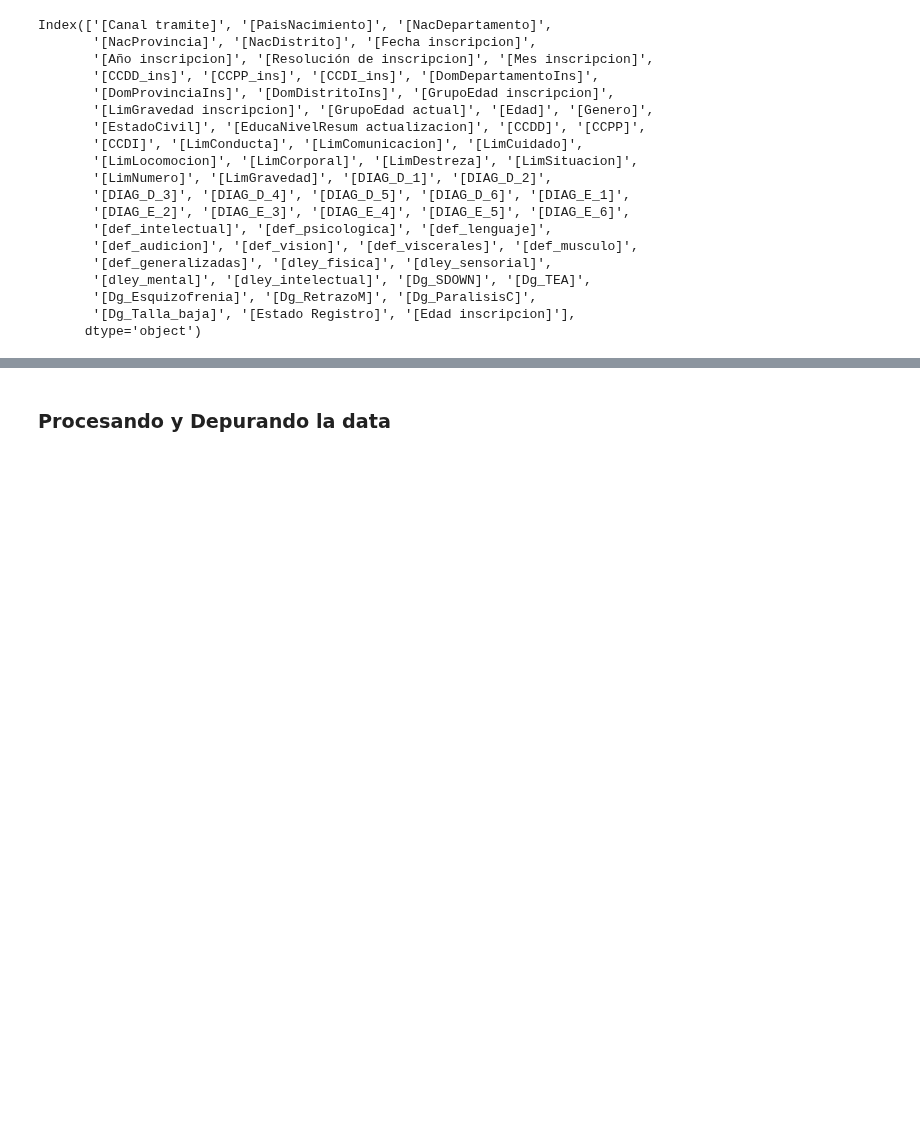
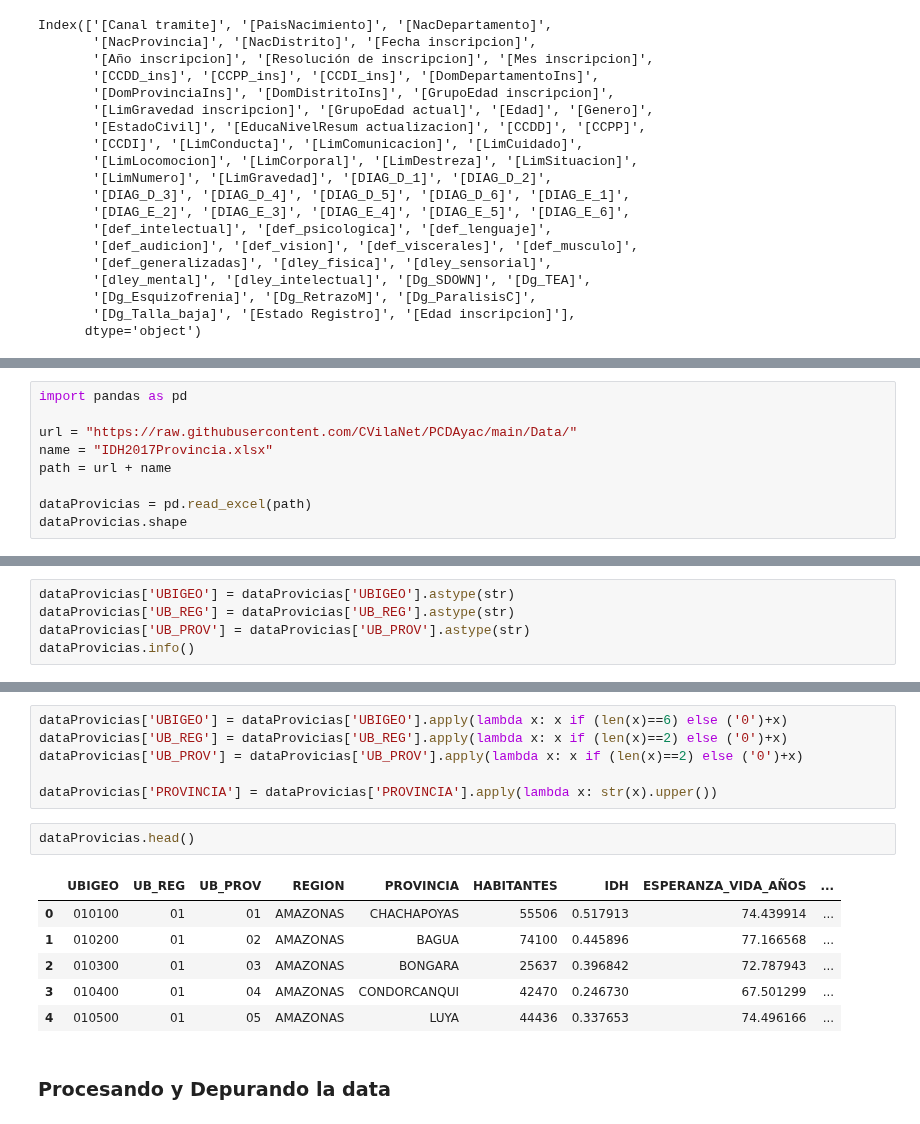
Before and after one commit to CVilaNet/PCDAyac, a Jupyter notebook: SIRNPD.ipynb, the cells around one changed output, grey strips where cells are left out. Saved outputs shown, nothing was run; the diff lists cells and outputs as text; blank space fills up the shorter version.

```diff
--- a/SIRNPD.ipynb
+++ b/SIRNPD.ipynb
@@ -58,0 +97,9 @@ Index(['[Canal tramite]', '[PaisNacimiento]', '[NacDepartamento]',
+# %%
+import pandas as pd
+
+url = "https://raw.githubusercontent.com/CVilaNet/PCDAyac/main/Data/"
+name = "IDH2017Provincia.xlsx"
+path = url + name
+
+dataProvicias = pd.read_excel(path)
+dataProvicias.shape
@@ -58,0 +108,5 @@ Index(['[Canal tramite]', '[PaisNacimiento]', '[NacDepartamento]',
+# %%
+dataProvicias['UBIGEO'] = dataProvicias['UBIGEO'].astype(str)
+dataProvicias['UB_REG'] = dataProvicias['UB_REG'].astype(str)
+dataProvicias['UB_PROV'] = dataProvicias['UB_PROV'].astype(str)
+dataProvicias.info()
@@ -59,3 +132,18 @@ Index(['[Canal tramite]', '[PaisNacimiento]', '[NacDepartamento]',
+# %%
+dataProvicias['UBIGEO'] = dataProvicias['UBIGEO'].apply(lambda x: x if (len(x)==6) else ('0')+x)
+dataProvicias['UB_REG'] = dataProvicias['UB_REG'].apply(lambda x: x if (len(x)==2) else ('0')+x)
+dataProvicias['UB_PROV'] = dataProvicias['UB_PROV'].apply(lambda x: x if (len(x)==2) else ('0')+x)
+
+dataProvicias['PROVINCIA'] = dataProvicias['PROVINCIA'].apply(lambda x: str(x).upper())
+# %%
+dataProvicias.head()
+# %% [output]
+|  | UBIGEO | UB_REG | UB_PROV | REGION | PROVINCIA | HABITANTES | IDH | ESPERANZA_VIDA_AÑOS | ... |
+| 0 | 010100 | 01 | 01 | AMAZONAS | CHACHAPOYAS | 55506 | 0.517913 | 74.439914 | ... |
+| 1 | 010200 | 01 | 02 | AMAZONAS | BAGUA | 74100 | 0.445896 | 77.166568 | ... |
+| 2 | 010300 | 01 | 03 | AMAZONAS | BONGARA | 25637 | 0.396842 | 72.787943 | ... |
+| 3 | 010400 | 01 | 04 | AMAZONAS | CONDORCANQUI | 42470 | 0.246730 | 67.501299 | ... |
+| 4 | 010500 | 01 | 05 | AMAZONAS | LUYA | 44436 | 0.337653 | 74.496166 | ... |
 # %% [markdown]
 ### Procesando y Depurando la data
 # %%
```
Also changed, not shown: parts of 26 cells of this notebook.
